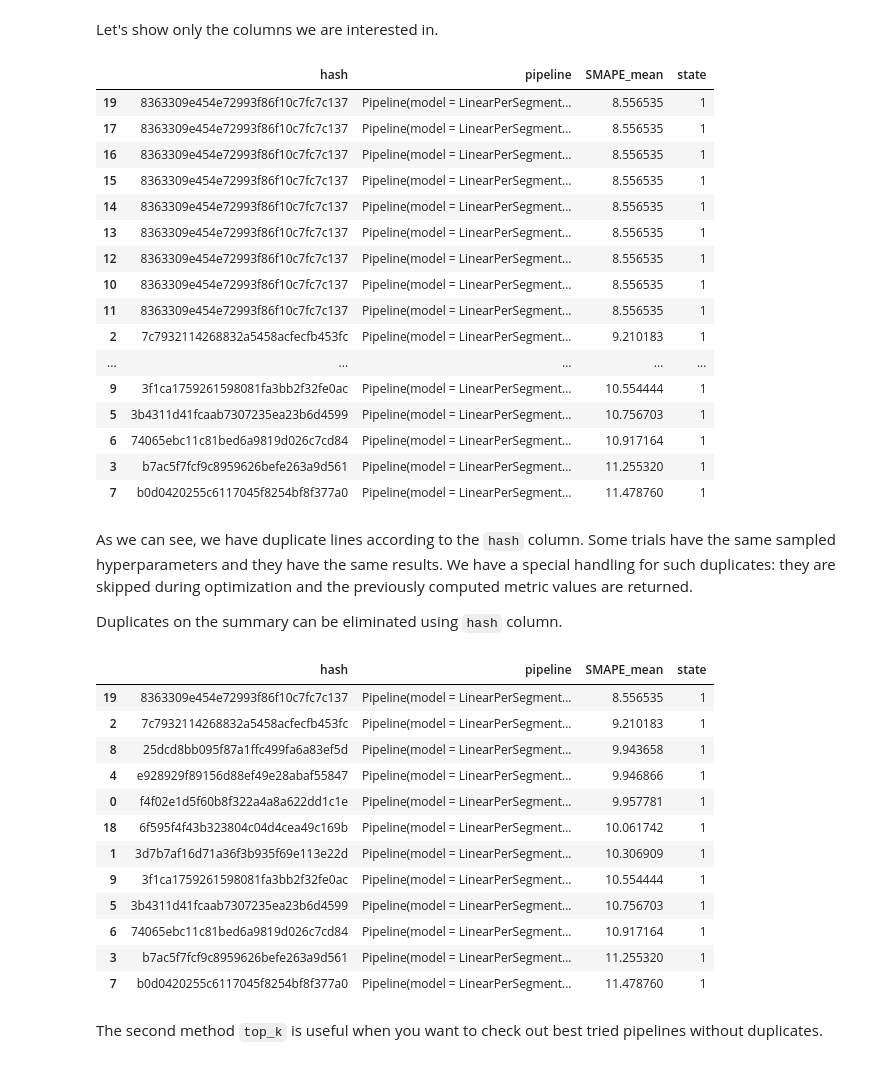
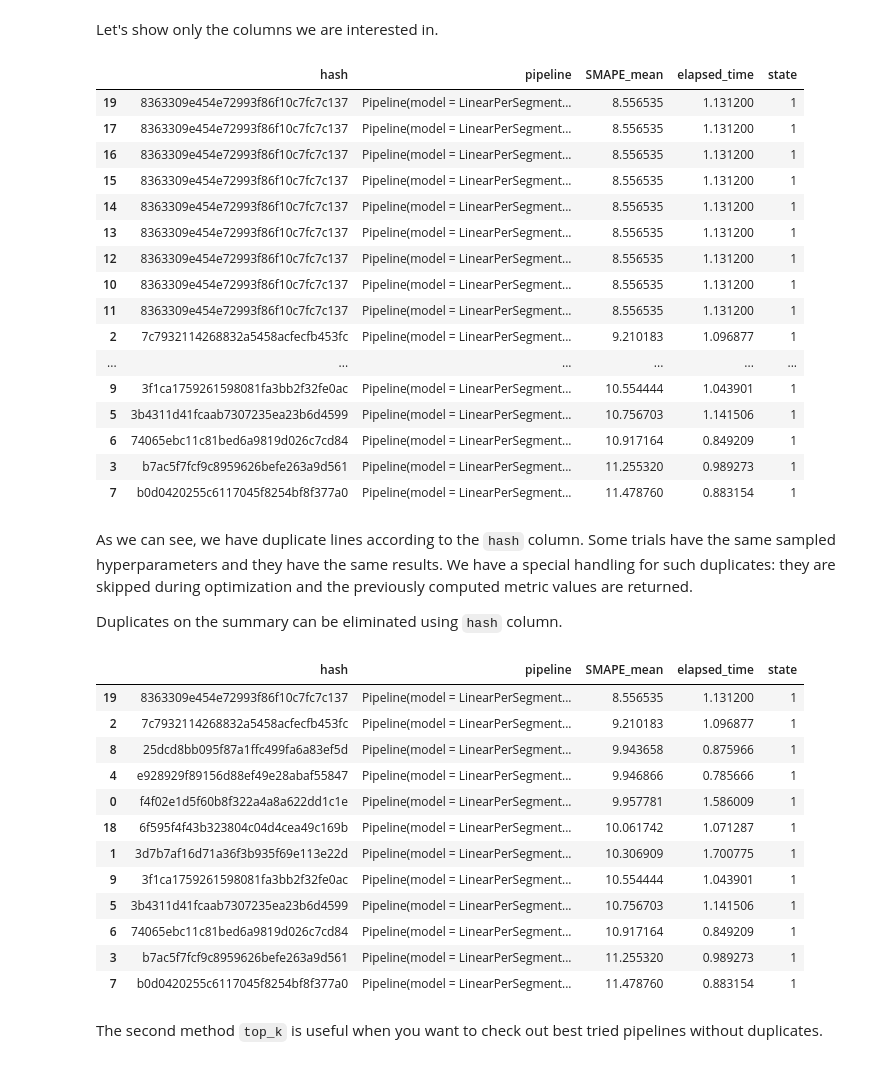
Before and after one commit to etna-team/etna, a Jupyter notebook: examples/205-automl.ipynb, the cells around one changed output. Cells and saved outputs as stored; diff of their text form; code cells hidden in the pictures.

```diff
--- a/examples/205-automl.ipynb
+++ b/examples/205-automl.ipynb
@@ -286,45 +289,47 @@ tune.summary()
 # %% [markdown]
 Let's show only the columns we are interested in.
 # %%
-tune.summary()[["hash", "pipeline", "SMAPE_mean", "state"]].sort_values("SMAPE_mean")
+tune.summary()[["hash", "pipeline", "SMAPE_mean", "elapsed_time", "state"]].sort_values("SMAPE_mean")
 # %% [output]
-|  | hash | pipeline | SMAPE_mean | state |
-| 19 | 8363309e454e72993f86f10c7fc7c137 | Pipeline(model = LinearPerSegment... | 8.556535 | 1 |
-| 17 | 8363309e454e72993f86f10c7fc7c137 | Pipeline(model = LinearPerSegment... | 8.556535 | 1 |
-| 16 | 8363309e454e72993f86f10c7fc7c137 | Pipeline(model = LinearPerSegment... | 8.556535 | 1 |
-| 15 | 8363309e454e72993f86f10c7fc7c137 | Pipeline(model = LinearPerSegment... | 8.556535 | 1 |
-| 14 | 8363309e454e72993f86f10c7fc7c137 | Pipeline(model = LinearPerSegment... | 8.556535 | 1 |
-| 13 | 8363309e454e72993f86f10c7fc7c137 | Pipeline(model = LinearPerSegment... | 8.556535 | 1 |
-| 12 | 8363309e454e72993f86f10c7fc7c137 | Pipeline(model = LinearPerSegment... | 8.556535 | 1 |
-| 10 | 8363309e454e72993f86f10c7fc7c137 | Pipeline(model = LinearPerSegment... | 8.556535 | 1 |
-| 11 | 8363309e454e72993f86f10c7fc7c137 | Pipeline(model = LinearPerSegment... | 8.556535 | 1 |
-| 2 | 7c7932114268832a5458acfecfb453fc | Pipeline(model = LinearPerSegment... | 9.210183 | 1 |
-| ... | ... | ... | ... | ... |
-| 9 | 3f1ca1759261598081fa3bb2f32fe0ac | Pipeline(model = LinearPerSegment... | 10.554444 | 1 |
-| 5 | 3b4311d41fcaab7307235ea23b6d4599 | Pipeline(model = LinearPerSegment... | 10.756703 | 1 |
-| 6 | 74065ebc11c81bed6a9819d026c7cd84 | Pipeline(model = LinearPerSegment... | 10.917164 | 1 |
-| 3 | b7ac5f7fcf9c8959626befe263a9d561 | Pipeline(model = LinearPerSegment... | 11.255320 | 1 |
-| 7 | b0d0420255c6117045f8254bf8f377a0 | Pipeline(model = LinearPerSegment... | 11.478760 | 1 |
+|  | hash | pipeline | SMAPE_mean | elapsed_time | state |
+| 19 | 8363309e454e72993f86f10c7fc7c137 | Pipeline(model = LinearPerSegment... | 8.556535 | 1.131200 | 1 |
+| 17 | 8363309e454e72993f86f10c7fc7c137 | Pipeline(model = LinearPerSegment... | 8.556535 | 1.131200 | 1 |
+| 16 | 8363309e454e72993f86f10c7fc7c137 | Pipeline(model = LinearPerSegment... | 8.556535 | 1.131200 | 1 |
+| 15 | 8363309e454e72993f86f10c7fc7c137 | Pipeline(model = LinearPerSegment... | 8.556535 | 1.131200 | 1 |
+| 14 | 8363309e454e72993f86f10c7fc7c137 | Pipeline(model = LinearPerSegment... | 8.556535 | 1.131200 | 1 |
+| 13 | 8363309e454e72993f86f10c7fc7c137 | Pipeline(model = LinearPerSegment... | 8.556535 | 1.131200 | 1 |
+| 12 | 8363309e454e72993f86f10c7fc7c137 | Pipeline(model = LinearPerSegment... | 8.556535 | 1.131200 | 1 |
+| 10 | 8363309e454e72993f86f10c7fc7c137 | Pipeline(model = LinearPerSegment... | 8.556535 | 1.131200 | 1 |
+| 11 | 8363309e454e72993f86f10c7fc7c137 | Pipeline(model = LinearPerSegment... | 8.556535 | 1.131200 | 1 |
+| 2 | 7c7932114268832a5458acfecfb453fc | Pipeline(model = LinearPerSegment... | 9.210183 | 1.096877 | 1 |
+| ... | ... | ... | ... | ... | ... |
+| 9 | 3f1ca1759261598081fa3bb2f32fe0ac | Pipeline(model = LinearPerSegment... | 10.554444 | 1.043901 | 1 |
+| 5 | 3b4311d41fcaab7307235ea23b6d4599 | Pipeline(model = LinearPerSegment... | 10.756703 | 1.141506 | 1 |
+| 6 | 74065ebc11c81bed6a9819d026c7cd84 | Pipeline(model = LinearPerSegment... | 10.917164 | 0.849209 | 1 |
+| 3 | b7ac5f7fcf9c8959626befe263a9d561 | Pipeline(model = LinearPerSegment... | 11.255320 | 0.989273 | 1 |
+| 7 | b0d0420255c6117045f8254bf8f377a0 | Pipeline(model = LinearPerSegment... | 11.478760 | 0.883154 | 1 |
 # %% [markdown]
 As we can see, we have duplicate lines according to the `hash` column. Some trials have the same sampled hyperparameters and they have the same results. We have a special handling for such duplicates: they are skipped during optimization and the previously computed metric values are returned.
 
 Duplicates on the summary can be eliminated using `hash` column.
 # %%
-tune.summary()[["hash", "pipeline", "SMAPE_mean", "state"]].sort_values("SMAPE_mean").drop_duplicates(subset="hash")
+tune.summary()[["hash", "pipeline", "SMAPE_mean", "elapsed_time", "state"]].sort_values("SMAPE_mean").drop_duplicates(
+    subset="hash"
+)
 # %% [output]
-|  | hash | pipeline | SMAPE_mean | state |
-| 19 | 8363309e454e72993f86f10c7fc7c137 | Pipeline(model = LinearPerSegment... | 8.556535 | 1 |
-| 2 | 7c7932114268832a5458acfecfb453fc | Pipeline(model = LinearPerSegment... | 9.210183 | 1 |
-| 8 | 25dcd8bb095f87a1ffc499fa6a83ef5d | Pipeline(model = LinearPerSegment... | 9.943658 | 1 |
-| 4 | e928929f89156d88ef49e28abaf55847 | Pipeline(model = LinearPerSegment... | 9.946866 | 1 |
-| 0 | f4f02e1d5f60b8f322a4a8a622dd1c1e | Pipeline(model = LinearPerSegment... | 9.957781 | 1 |
-| 18 | 6f595f4f43b323804c04d4cea49c169b | Pipeline(model = LinearPerSegment... | 10.061742 | 1 |
-| 1 | 3d7b7af16d71a36f3b935f69e113e22d | Pipeline(model = LinearPerSegment... | 10.306909 | 1 |
-| 9 | 3f1ca1759261598081fa3bb2f32fe0ac | Pipeline(model = LinearPerSegment... | 10.554444 | 1 |
-| 5 | 3b4311d41fcaab7307235ea23b6d4599 | Pipeline(model = LinearPerSegment... | 10.756703 | 1 |
-| 6 | 74065ebc11c81bed6a9819d026c7cd84 | Pipeline(model = LinearPerSegment... | 10.917164 | 1 |
-| 3 | b7ac5f7fcf9c8959626befe263a9d561 | Pipeline(model = LinearPerSegment... | 11.255320 | 1 |
-| 7 | b0d0420255c6117045f8254bf8f377a0 | Pipeline(model = LinearPerSegment... | 11.478760 | 1 |
+|  | hash | pipeline | SMAPE_mean | elapsed_time | state |
+| 19 | 8363309e454e72993f86f10c7fc7c137 | Pipeline(model = LinearPerSegment... | 8.556535 | 1.131200 | 1 |
+| 2 | 7c7932114268832a5458acfecfb453fc | Pipeline(model = LinearPerSegment... | 9.210183 | 1.096877 | 1 |
+| 8 | 25dcd8bb095f87a1ffc499fa6a83ef5d | Pipeline(model = LinearPerSegment... | 9.943658 | 0.875966 | 1 |
+| 4 | e928929f89156d88ef49e28abaf55847 | Pipeline(model = LinearPerSegment... | 9.946866 | 0.785666 | 1 |
+| 0 | f4f02e1d5f60b8f322a4a8a622dd1c1e | Pipeline(model = LinearPerSegment... | 9.957781 | 1.586009 | 1 |
+| 18 | 6f595f4f43b323804c04d4cea49c169b | Pipeline(model = LinearPerSegment... | 10.061742 | 1.071287 | 1 |
+| 1 | 3d7b7af16d71a36f3b935f69e113e22d | Pipeline(model = LinearPerSegment... | 10.306909 | 1.700775 | 1 |
+| 9 | 3f1ca1759261598081fa3bb2f32fe0ac | Pipeline(model = LinearPerSegment... | 10.554444 | 1.043901 | 1 |
+| 5 | 3b4311d41fcaab7307235ea23b6d4599 | Pipeline(model = LinearPerSegment... | 10.756703 | 1.141506 | 1 |
+| 6 | 74065ebc11c81bed6a9819d026c7cd84 | Pipeline(model = LinearPerSegment... | 10.917164 | 0.849209 | 1 |
+| 3 | b7ac5f7fcf9c8959626befe263a9d561 | Pipeline(model = LinearPerSegment... | 11.255320 | 0.989273 | 1 |
+| 7 | b0d0420255c6117045f8254bf8f377a0 | Pipeline(model = LinearPerSegment... | 11.478760 | 0.883154 | 1 |
 # %% [markdown]
 The second method `top_k` is useful when you want to check out best tried pipelines without duplicates.
 # %%
```
Also changed, not shown: parts of 33 cells of this notebook, 12 other files.
